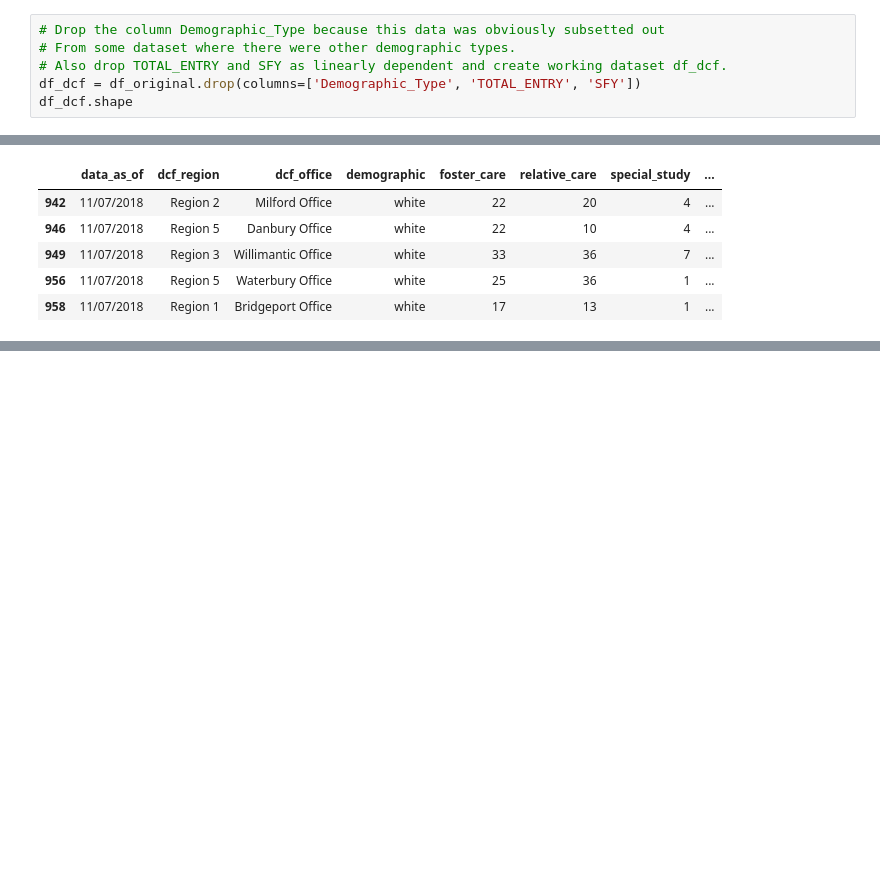
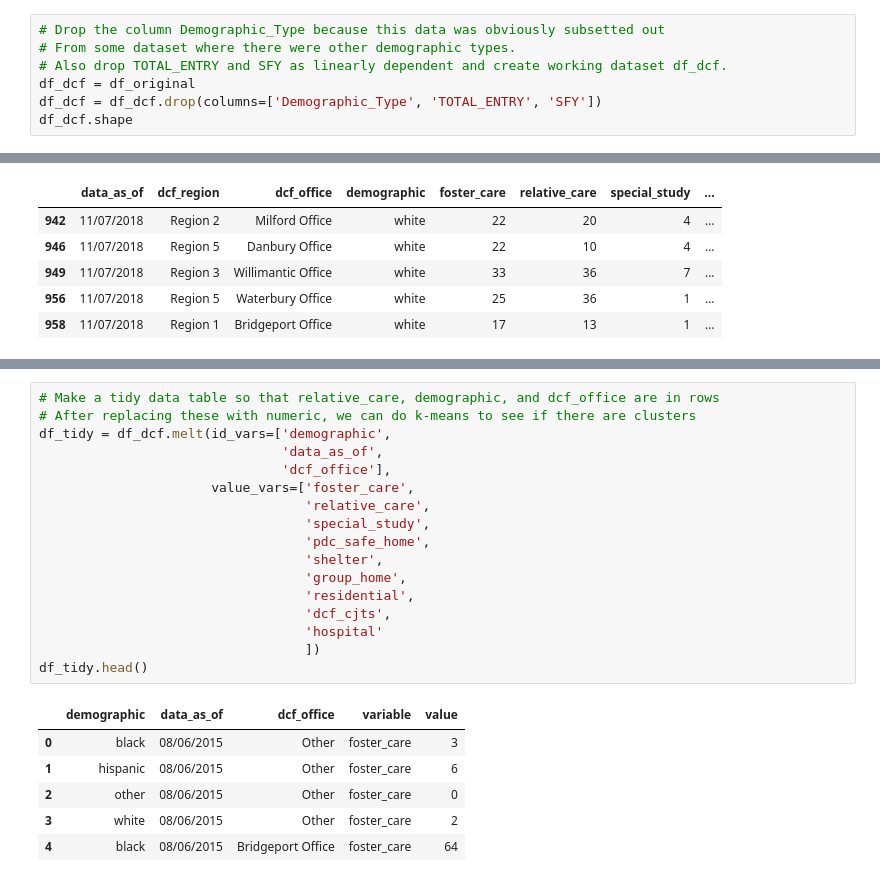
Before and after one commit to BoWarburton/DS-Unit-1-Sprint-4-Build-Week-1, a Jupyter notebook: Unit_1_Build_Week_Bo_Warburton.ipynb, the cells around one changed output, grey strips where cells are left out. Cells and saved outputs as stored; diff of their text form; blank space fills up the shorter version.

```diff
--- a/Unit_1_Build_Week_Bo_Warburton.ipynb
+++ b/Unit_1_Build_Week_Bo_Warburton.ipynb
@@ -147,7 +143,8 @@ Name: Demographic_Type, dtype: int64
 # Drop the column Demographic_Type because this data was obviously subsetted out
 # From some dataset where there were other demographic types.
 # Also drop TOTAL_ENTRY and SFY as linearly dependent and create working dataset df_dcf.
-df_dcf = df_original.drop(columns=['Demographic_Type', 'TOTAL_ENTRY', 'SFY'])
+df_dcf = df_original
+df_dcf = df_dcf.drop(columns=['Demographic_Type', 'TOTAL_ENTRY', 'SFY'])
 df_dcf.shape
 # %% [output]
 (966, 17)
@@ -373,0 +379,24 @@ Two-sided t-test white vs other
+# %%
+# Make a tidy data table so that relative_care, demographic, and dcf_office are in rows
+# After replacing these with numeric, we can do k-means to see if there are clusters
+df_tidy = df_dcf.melt(id_vars=['demographic',
+                               'data_as_of',
+                               'dcf_office'],
+                      value_vars=['foster_care',
+                                  'relative_care',
+                                  'special_study',
+                                  'pdc_safe_home',
+                                  'shelter',
+                                  'group_home',
+                                  'residential',
+                                  'dcf_cjts',
+                                  'hospital'
+                                  ])
+df_tidy.head()
+# %% [output]
+|  | demographic | data_as_of | dcf_office | variable | value |
+| 0 | black | 08/06/2015 | Other | foster_care | 3 |
+| 1 | hispanic | 08/06/2015 | Other | foster_care | 6 |
+| 2 | other | 08/06/2015 | Other | foster_care | 0 |
+| 3 | white | 08/06/2015 | Other | foster_care | 2 |
+| 4 | black | 08/06/2015 | Bridgeport Office | foster_care | 64 |
```
Also changed, not shown: parts of 28 cells of this notebook.
